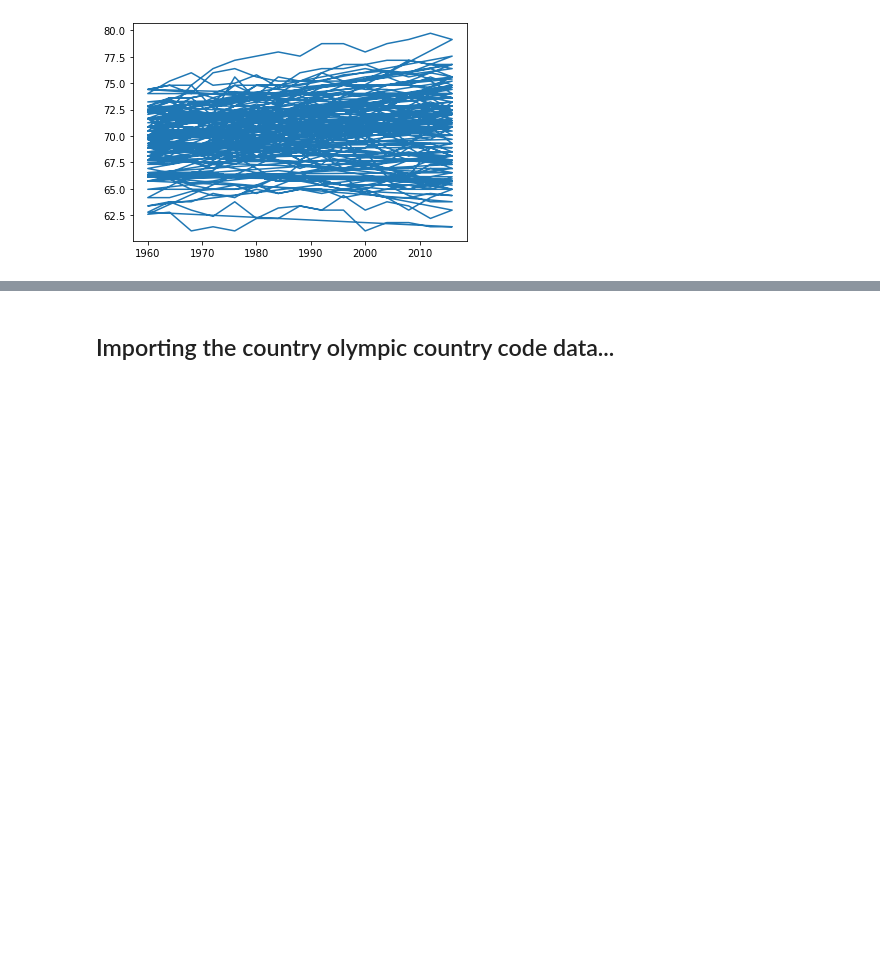
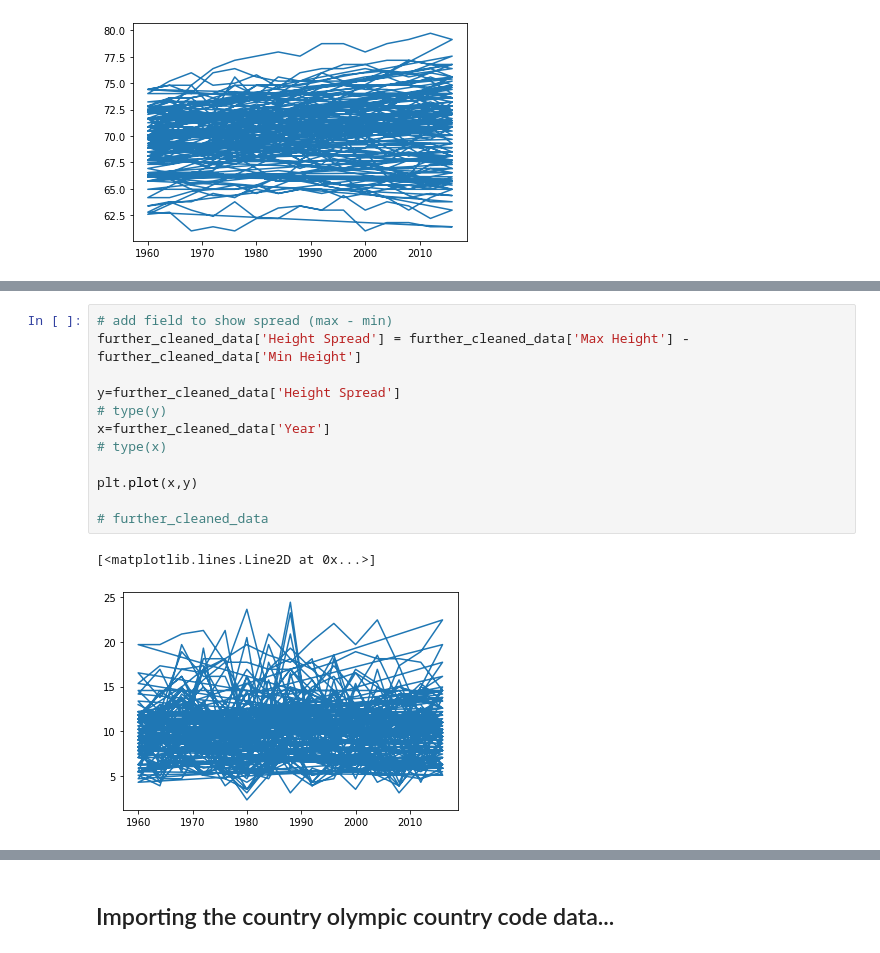
Before and after one commit to dowripple/ProjectOneRepo_JeremyKasieMichael, a Jupyter notebook: notebooks/olympicHeights.ipynb, the cells around one changed output, grey strips where cells are left out. Saved outputs shown, nothing was run; the diff lists cells and outputs as text; blank space fills up the shorter version.

Commit message:
adding some more charts

```diff
--- a/notebooks/olympicHeights.ipynb
+++ b/notebooks/olympicHeights.ipynb
@@ -499,0 +498,15 @@ plt.plot(x,y)
+# %%
+# add field to show spread (max - min)
+further_cleaned_data['Height Spread'] = further_cleaned_data['Max Height'] - further_cleaned_data['Min Height']
+
+y=further_cleaned_data['Height Spread']
+# type(y)
+x=further_cleaned_data['Year']
+# type(x)
+
+plt.plot(x,y)
+
+# further_cleaned_data
+# %% [output]
+[<matplotlib.lines.Line2D at 0x...>]
+[figure, added]
```
Also changed, not shown: parts of 16 cells of this notebook.
